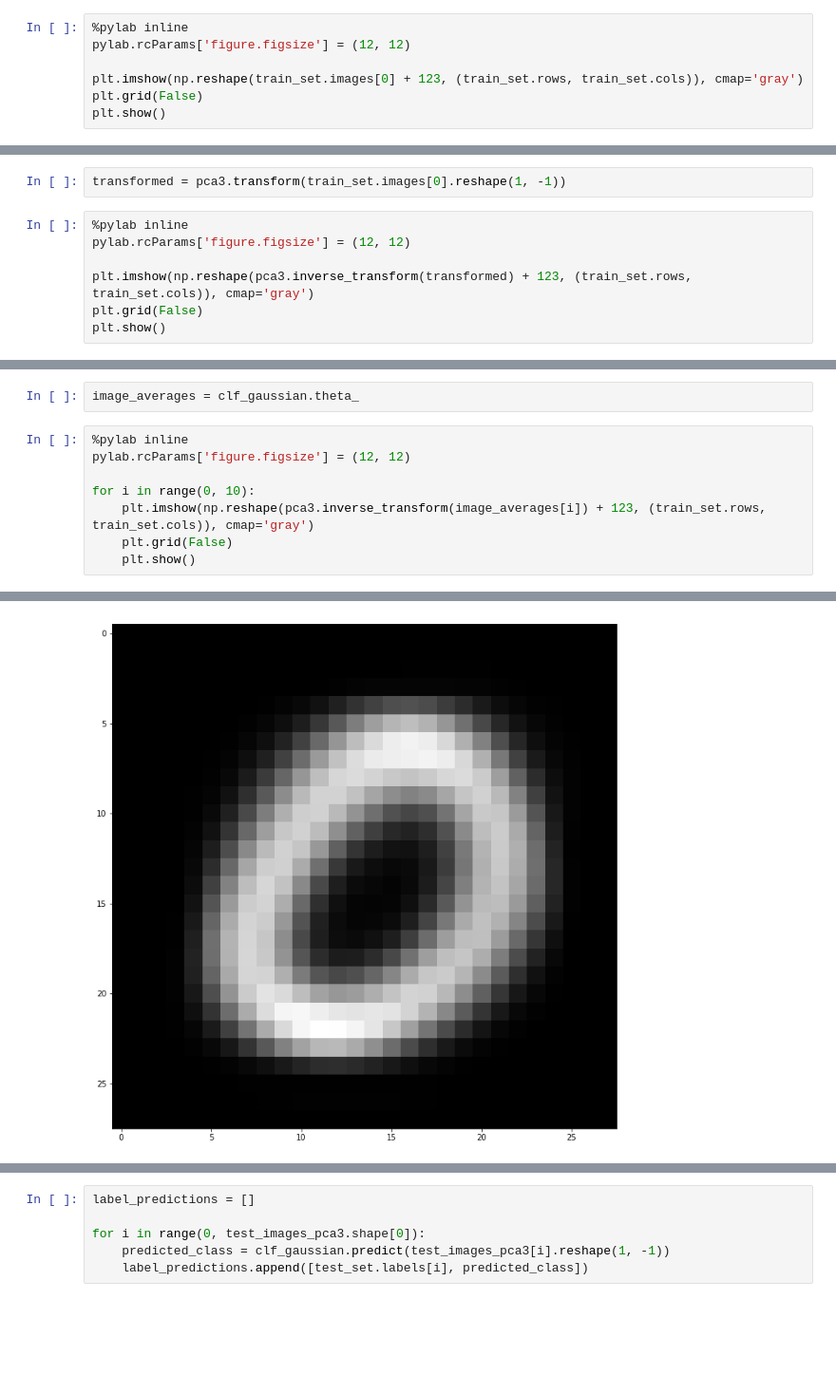
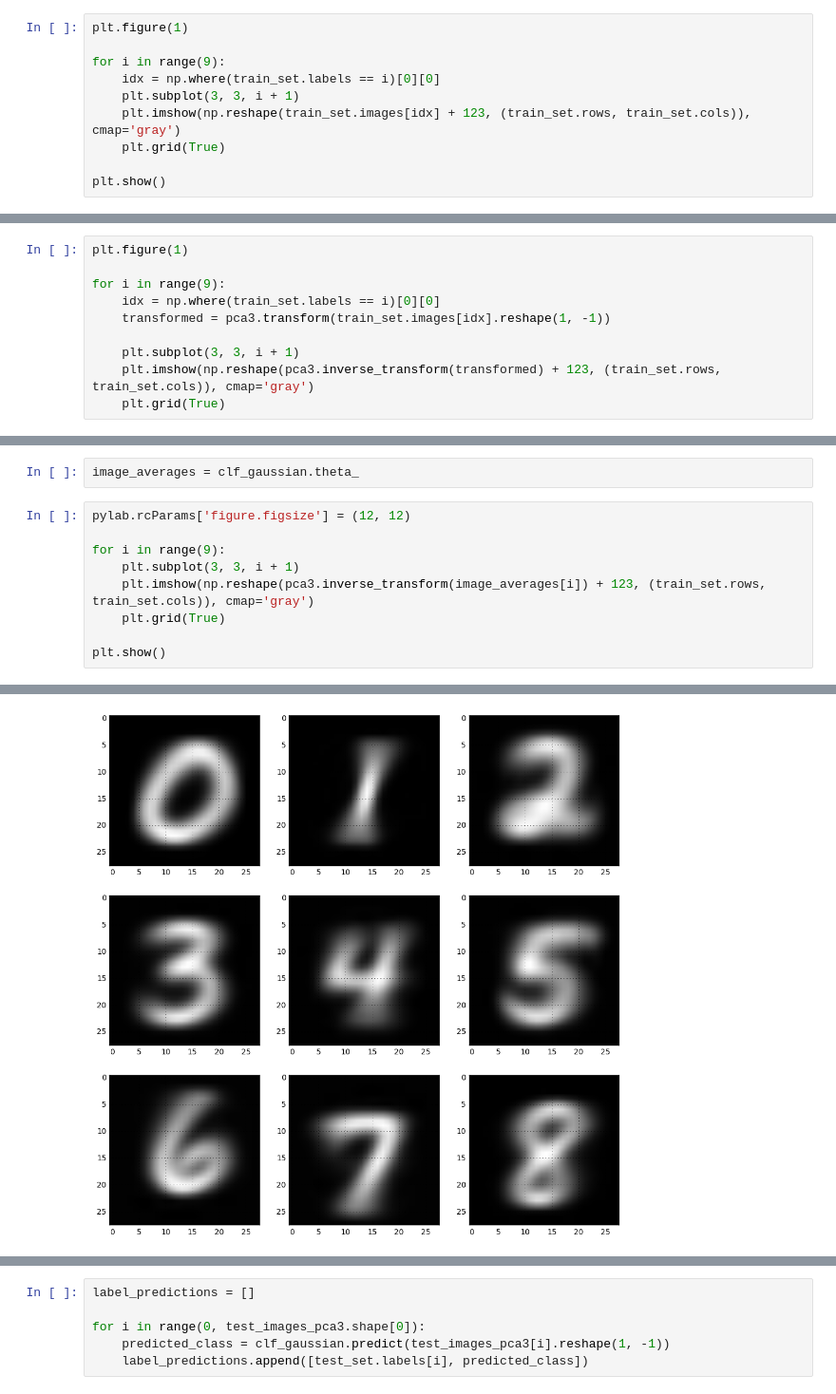
Before and after one commit to RenaudWasTaken/mnist, a Jupyter notebook: Naive Bayes.ipynb, the cells around one changed output, grey strips where cells are left out. Shown at 95% size. Saved outputs shown, nothing was run; the diff lists cells and outputs as text; blank space fills up the shorter version.

Commit message:
[FIX] Plots

```diff
--- a/Naive Bayes.ipynb
+++ b/Naive Bayes.ipynb
@@ -16,10 +20,13 @@ train_set, test_set, validation_set = src.mnist.get_mnist_full()
 dtype: <class 'numpy.float64'>
 dtype: <class 'numpy.float64'>
 # %%
-%pylab inline
-pylab.rcParams['figure.figsize'] = (12, 12)
+plt.figure(1)
 
-plt.imshow(np.reshape(train_set.images[0] + 123, (train_set.rows, train_set.cols)), cmap='gray')
-plt.grid(False)
+for i in range(9):
+    idx = np.where(train_set.labels == i)[0][0]
+    plt.subplot(3, 3, i + 1)
+    plt.imshow(np.reshape(train_set.images[idx] + 123, (train_set.rows, train_set.cols)), cmap='gray')
+    plt.grid(True)
+
 plt.show()
 # %% [output]
@@ -64,12 +68,3 @@ pca3.fit(train_set.images)
 # %% [output]
 PCA(copy=True, iterated_power='auto', n_components=100, random_state=None,
   svd_solver='auto', tol=0.0, whiten=False)
-# %%
-transformed = pca3.transform(train_set.images[0].reshape(1, -1))
-# %%
-%pylab inline
-pylab.rcParams['figure.figsize'] = (12, 12)
-
-plt.imshow(np.reshape(pca3.inverse_transform(transformed) + 123, (train_set.rows, train_set.cols)), cmap='gray')
-plt.grid(False)
-plt.show()
@@ -78,0 +71,10 @@ Populating the interactive namespace from numpy and matplotlib
+# %%
+plt.figure(1)
+
+for i in range(9):
+    idx = np.where(train_set.labels == i)[0][0]
+    transformed = pca3.transform(train_set.images[idx].reshape(1, -1))
+
+    plt.subplot(3, 3, i + 1)
+    plt.imshow(np.reshape(pca3.inverse_transform(transformed) + 123, (train_set.rows, train_set.cols)), cmap='gray')
+    plt.grid(True)
@@ -87,11 +91,12 @@ GaussianNB(priors=None)
 # %%
 image_averages = clf_gaussian.theta_
 # %%
-%pylab inline
 pylab.rcParams['figure.figsize'] = (12, 12)
 
-for i in range(0, 10):
+for i in range(9):
+    plt.subplot(3, 3, i + 1)
     plt.imshow(np.reshape(pca3.inverse_transform(image_averages[i]) + 123, (train_set.rows, train_set.cols)), cmap='gray')
-    plt.grid(False)
-    plt.show()
+    plt.grid(True)
+
+plt.show()
 # %% [output]
@@ -99 +103 @@ Populating the interactive namespace from numpy and matplotlib
-[figure, old version]
+[figure, new version]
```
Also changed, not shown: parts of 8 cells of this notebook.
